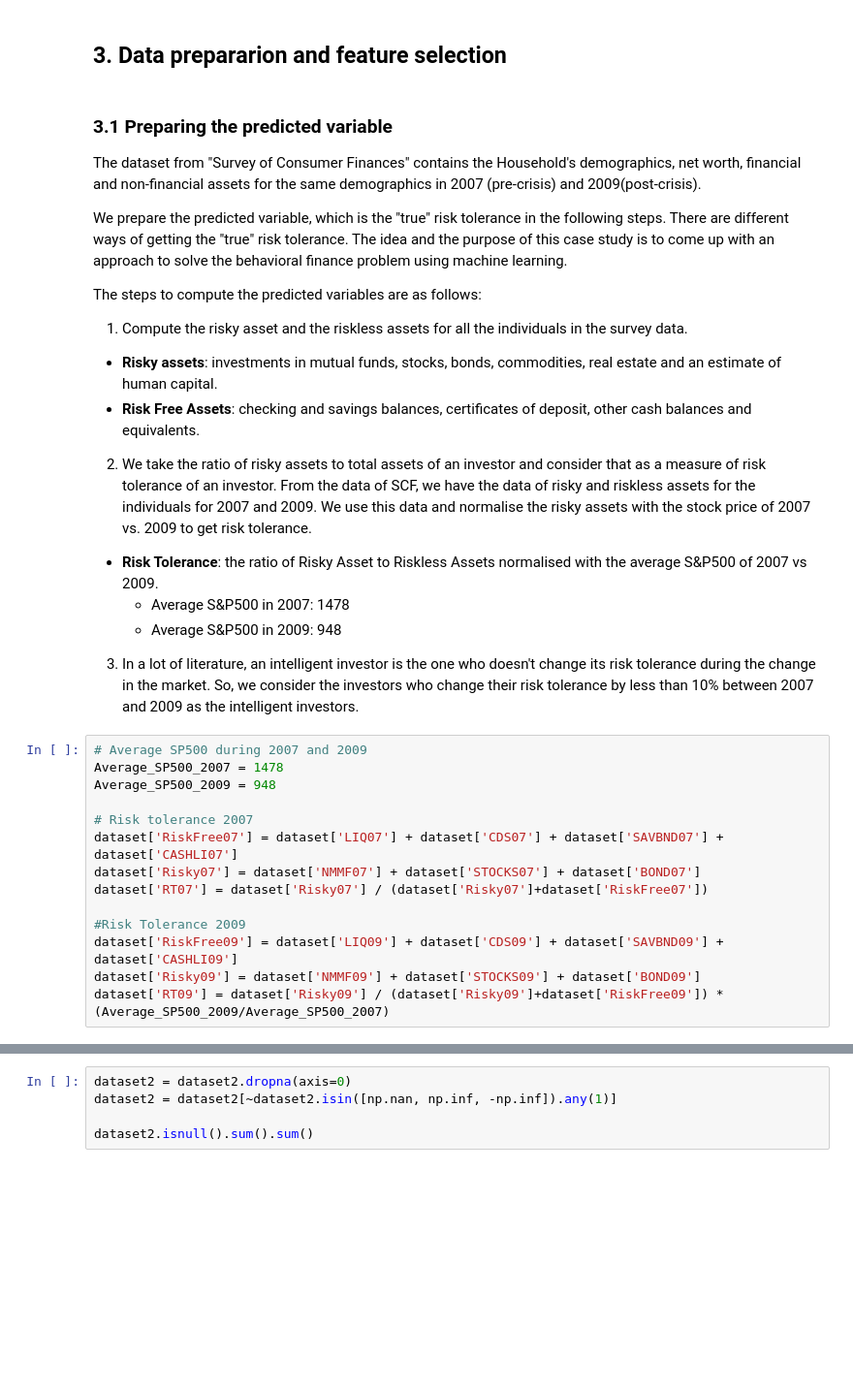
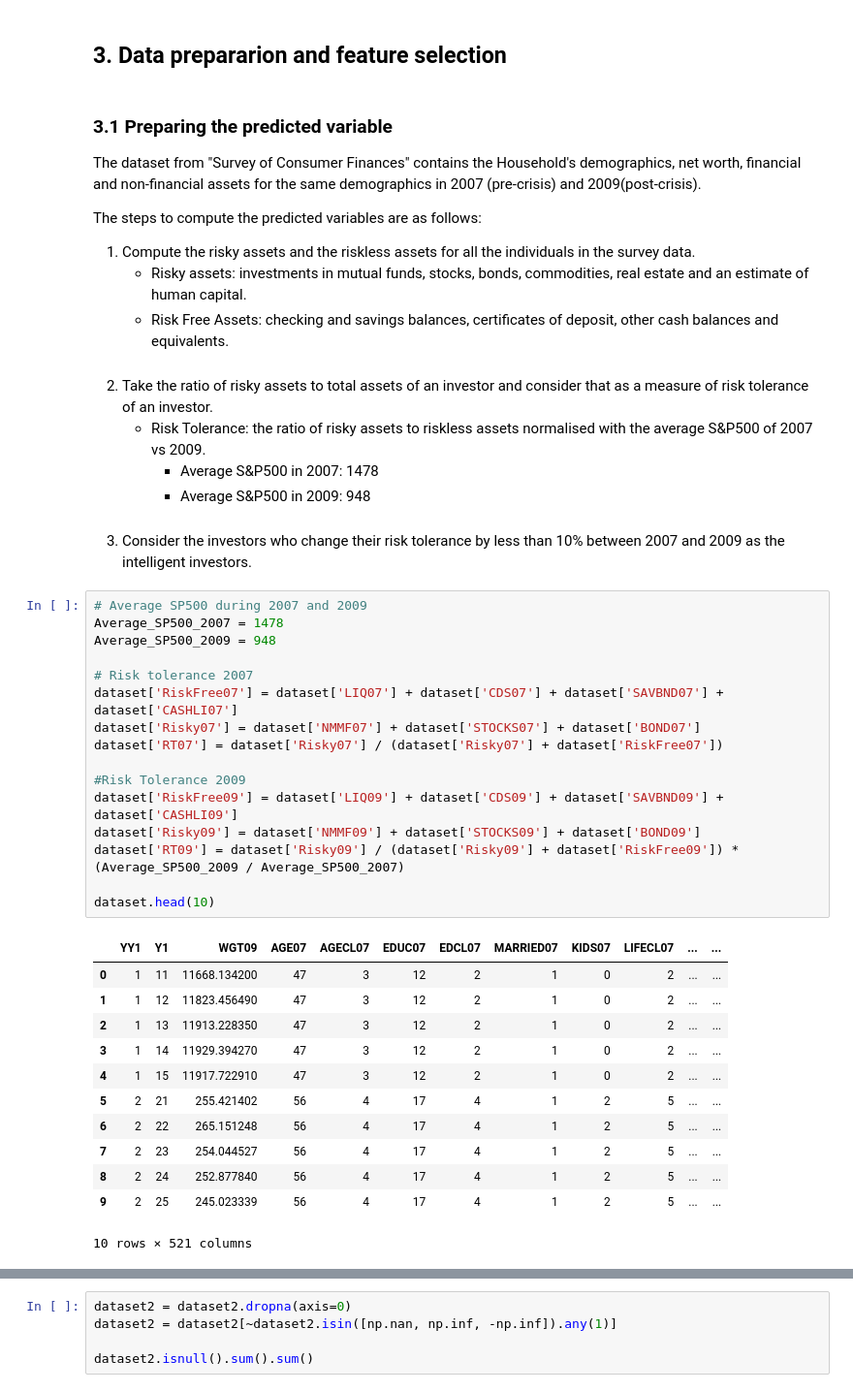
Before and after one commit to y30308/ML_Fin, a Jupyter notebook: ch5_3_InvestorRistToleranceAndRoboAdvisor.ipynb, the cells around one changed output, grey strips where cells are left out. Shown at 97% size. Cells and saved outputs as stored; diff of their text form; blank space fills up the shorter version.

```diff
--- a/ch5_3_InvestorRistToleranceAndRoboAdvisor.ipynb
+++ b/ch5_3_InvestorRistToleranceAndRoboAdvisor.ipynb
@@ -77,35 +59,44 @@ dataset.shape
 
 The dataset from "Survey of Consumer Finances" contains the Household's demographics, net worth, financial and non-financial assets for the same demographics in 2007 (pre-crisis) and 2009(post-crisis).
 
-We prepare the predicted variable, which is the "true" risk tolerance in the following steps.
-There are different ways of getting the "true" risk tolerance. The idea and the purpose of this case study is to come up with an approach to solve the behavioral finance problem using machine learning.
-
 The steps to compute the predicted variables are as follows:
 
-1) Compute the risky asset and the riskless assets for all the individuals in the survey data.
-* **Risky assets**: investments in mutual funds, stocks, bonds, commodities, real estate and an estimate of human capital.
-* **Risk Free Assets**: checking and savings balances, certificates of deposit, other cash balances and equivalents.
-
-2) We take the ratio of risky assets to total assets of an investor and consider that as a measure of risk tolerance of an investor.
-From the data of SCF, we have the data of risky and riskless assets for the individuals for 2007 and 2009.
-We use this data and normalise the risky assets with the stock price of 2007 vs. 2009 to get risk tolerance.
-* **Risk Tolerance**: the ratio of Risky Asset to Riskless Assets normalised with the average S&P500 of 2007 vs 2009.
-    * Average S&P500 in 2007: 1478
-    * Average S&P500 in 2009: 948
-
-3) In a lot of literature, an intelligent investor is the one who doesn't change its risk tolerance during the change in the market.
-So, we consider the investors who change their risk tolerance by less than 10% between 2007 and 2009 as the intelligent investors.
+1) Compute the risky assets and the riskless assets for all the individuals in the survey data.
+    * Risky assets: investments in mutual funds, stocks, bonds, commodities, real estate and an estimate of human capital.
+    * Risk Free Assets: checking and savings balances, certificates of deposit, other cash balances and equivalents.
+#
+2) Take the ratio of risky assets to total assets of an investor and consider that as a measure of risk tolerance of an investor.
+    * Risk Tolerance: the ratio of risky assets to riskless assets normalised with the average S&P500 of 2007 vs 2009.
+        * Average S&P500 in 2007: 1478
+        * Average S&P500 in 2009: 948
+#
+3) Consider the investors who change their risk tolerance by less than 10% between 2007 and 2009 as the intelligent investors.
 # %%
 # Average SP500 during 2007 and 2009
 Average_SP500_2007 = 1478
 Average_SP500_2009 = 948
 
 # Risk tolerance 2007
 dataset['RiskFree07'] = dataset['LIQ07'] + dataset['CDS07'] + dataset['SAVBND07'] + dataset['CASHLI07']
 dataset['Risky07'] = dataset['NMMF07'] + dataset['STOCKS07'] + dataset['BOND07']
-dataset['RT07'] = dataset['Risky07'] / (dataset['Risky07']+dataset['RiskFree07'])
+dataset['RT07'] = dataset['Risky07'] / (dataset['Risky07'] + dataset['RiskFree07'])
 
 #Risk Tolerance 2009
 dataset['RiskFree09'] = dataset['LIQ09'] + dataset['CDS09'] + dataset['SAVBND09'] + dataset['CASHLI09']
 dataset['Risky09'] = dataset['NMMF09'] + dataset['STOCKS09'] + dataset['BOND09']
-dataset['RT09'] = dataset['Risky09'] / (dataset['Risky09']+dataset['RiskFree09']) * (Average_SP500_2009/Average_SP500_2007)
+dataset['RT09'] = dataset['Risky09'] / (dataset['Risky09'] + dataset['RiskFree09']) * (Average_SP500_2009 / Average_SP500_2007)
+
+dataset.head(10)
+# %% [output]
+|  | YY1 | Y1 | WGT09 | AGE07 | AGECL07 | EDUC07 | EDCL07 | MARRIED07 | KIDS07 | LIFECL07 | ... | ... |
+| 0 | 1 | 11 | 11668.134200 | 47 | 3 | 12 | 2 | 1 | 0 | 2 | ... | ... |
+| 1 | 1 | 12 | 11823.456490 | 47 | 3 | 12 | 2 | 1 | 0 | 2 | ... | ... |
+| 2 | 1 | 13 | 11913.228350 | 47 | 3 | 12 | 2 | 1 | 0 | 2 | ... | ... |
+| 3 | 1 | 14 | 11929.394270 | 47 | 3 | 12 | 2 | 1 | 0 | 2 | ... | ... |
+| 4 | 1 | 15 | 11917.722910 | 47 | 3 | 12 | 2 | 1 | 0 | 2 | ... | ... |
+| 5 | 2 | 21 | 255.421402 | 56 | 4 | 17 | 4 | 1 | 2 | 5 | ... | ... |
+| 6 | 2 | 22 | 265.151248 | 56 | 4 | 17 | 4 | 1 | 2 | 5 | ... | ... |
+| 7 | 2 | 23 | 254.044527 | 56 | 4 | 17 | 4 | 1 | 2 | 5 | ... | ... |
+| 8 | 2 | 24 | 252.877840 | 56 | 4 | 17 | 4 | 1 | 2 | 5 | ... | ... |
+| 9 | 2 | 25 | 245.023339 | 56 | 4 | 17 | 4 | 1 | 2 | 5 | ... | ... |
+10 rows × 521 columns
```
Also changed, not shown: parts of 32 cells of this notebook, 1 other file.
